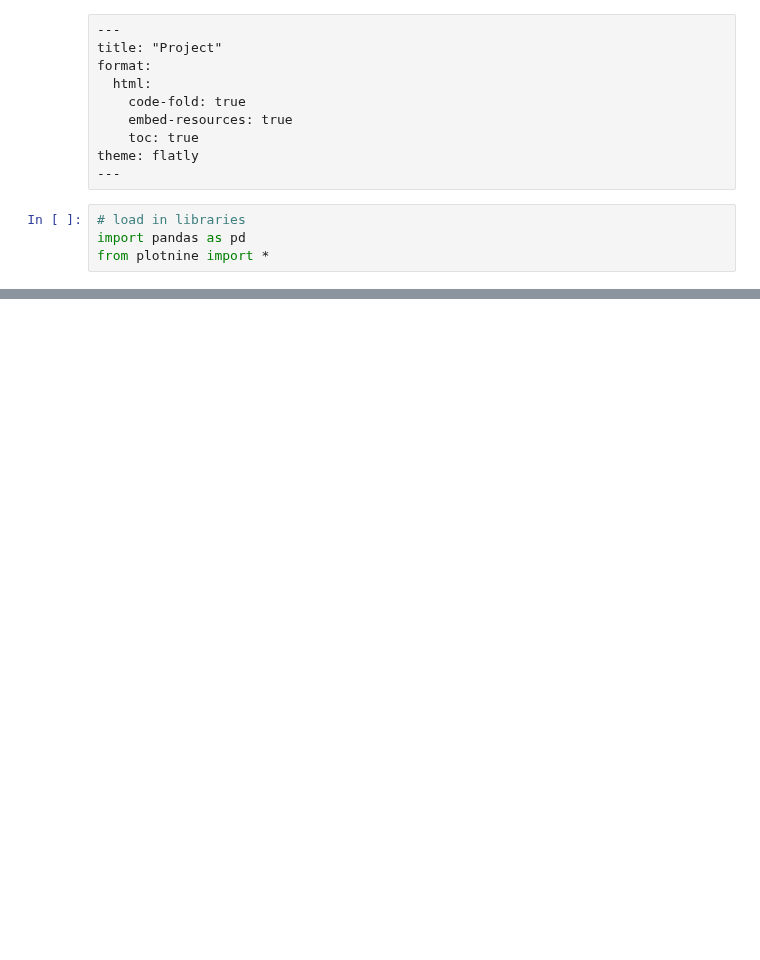
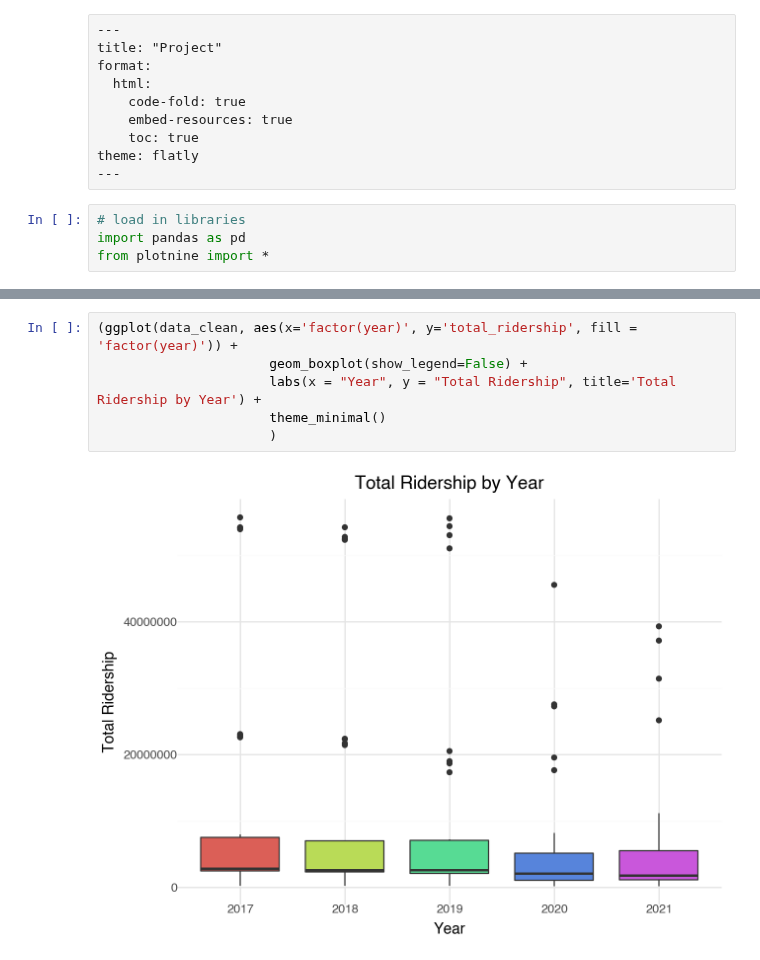
Before and after one commit to chloefeehan/GSB544, a Jupyter notebook: Project/Project.ipynb, the cells around one changed output, grey strips where cells are left out. Cells and saved outputs as stored; diff of their text form; blank space fills up the shorter version.

```diff
--- a/Project/Project.ipynb
+++ b/Project/Project.ipynb
@@ -19,0 +87,8 @@ emissions = pd.read_csv("/Users/chloefeehan/Desktop/python/GSB544/Project/data/e
+# %%
+(ggplot(data_clean, aes(x='factor(year)', y='total_ridership', fill = 'factor(year)')) +
+                      geom_boxplot(show_legend=False) +
+                      labs(x = "Year", y = "Total Ridership", title='Total Ridership by Year') +
+                      theme_minimal()
+                      )
+# %% [output]
+[figure, added]
```
Also changed, not shown: parts of 9 cells of this notebook, 4 other files.
